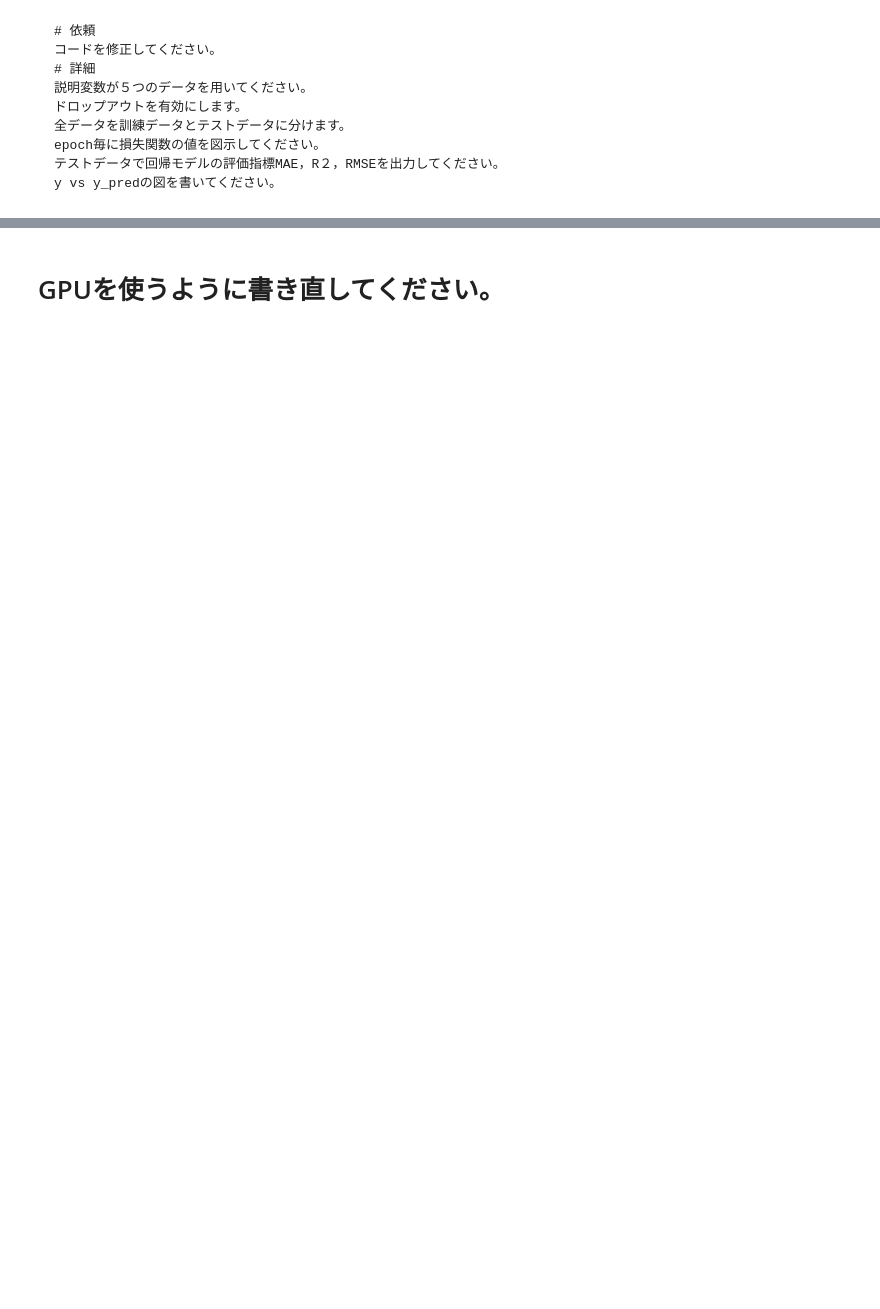
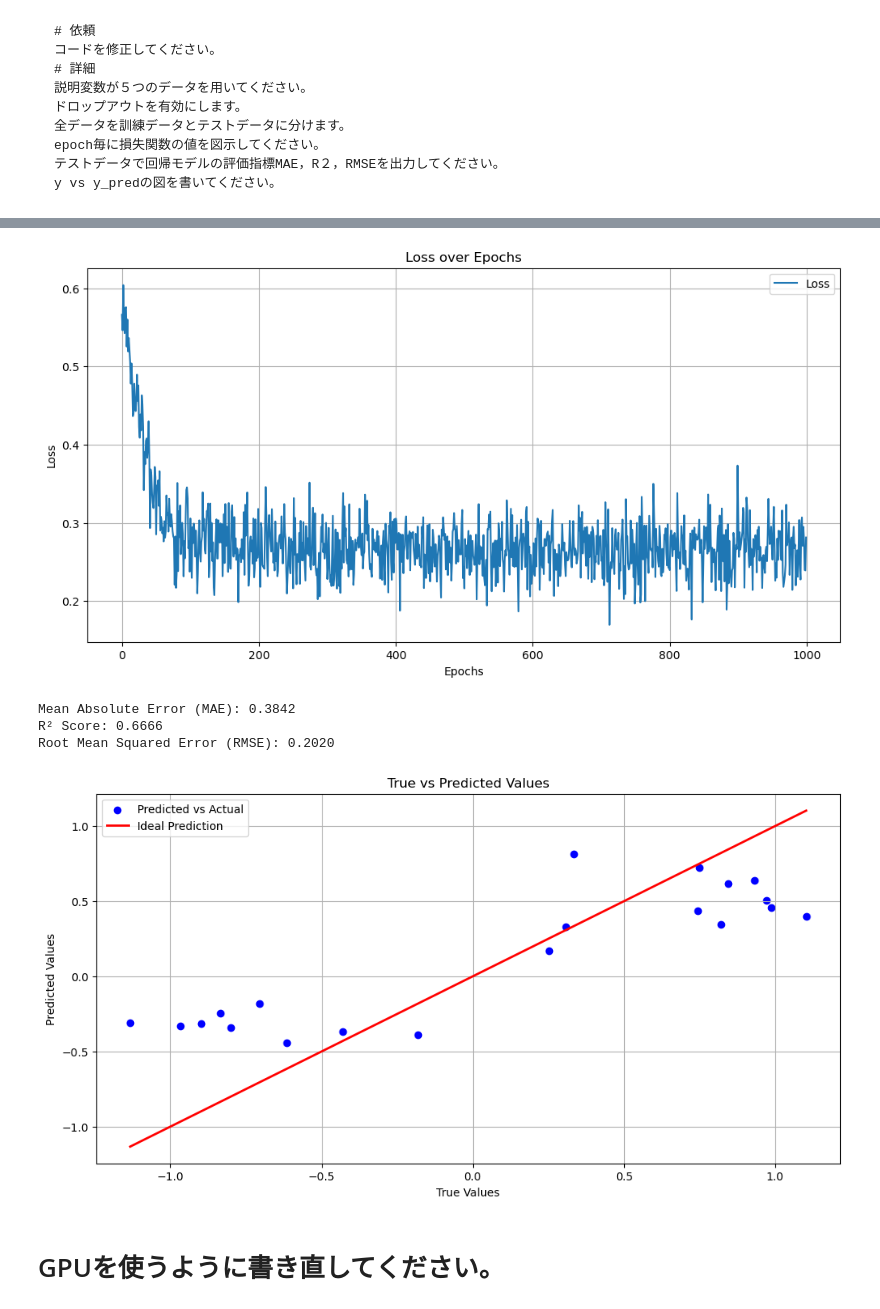
Before and after one commit to nim-hrkn/python_mi_seminar_2025, a Jupyter notebook: 200.NN/200.010.simple_NN.ipynb, the cells around one changed output, grey strips where cells are left out. Saved outputs shown, nothing was run; the diff lists cells and outputs as text; code cells hidden in the pictures; blank space fills up the shorter version.

```diff
--- a/200.NN/200.010.simple_NN.ipynb
+++ b/200.NN/200.010.simple_NN.ipynb
@@ -420,7 +480,8 @@ plt.show()
 # 評価指標の計算
 mae = mean_absolute_error(y_test.numpy(), y_pred)
 r2 = r2_score(y_test.numpy(), y_pred)
-rmse = mean_squared_error(y_test.numpy(), y_pred, squared=False)
+# rmse = mean_squared_error(y_test.numpy(), y_pred, squared=False)
+rmse = mean_squared_error(y_test.numpy(), y_pred)
 
 print(f'Mean Absolute Error (MAE): {mae:.4f}')
 print(f'R² Score: {r2:.4f}')
@@ -438,3 +499,4 @@ plt.ylabel('Predicted Values')
 plt.legend()
 plt.grid()
 plt.show()
+# %% [output]
@@ -441,3 +513,8 @@ plt.show()
+[figure, added]
+Mean Absolute Error (MAE): 0.3842
+R² Score: 0.6666
+Root Mean Squared Error (RMSE): 0.2020
+[figure, added]
 # %% [markdown]
 # GPUを使うように書き直してください。
 # %%
```
Also changed, not shown: parts of 9 cells of this notebook, 7 other files.
